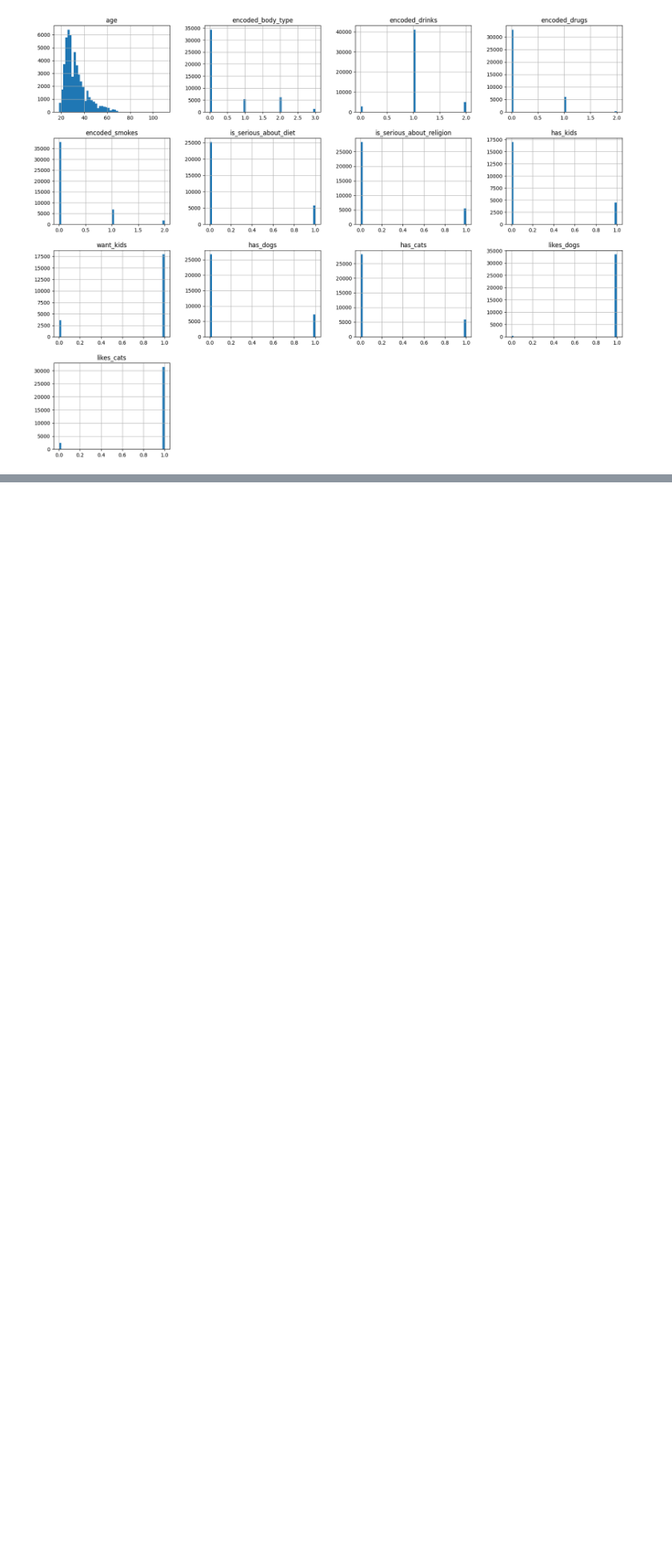
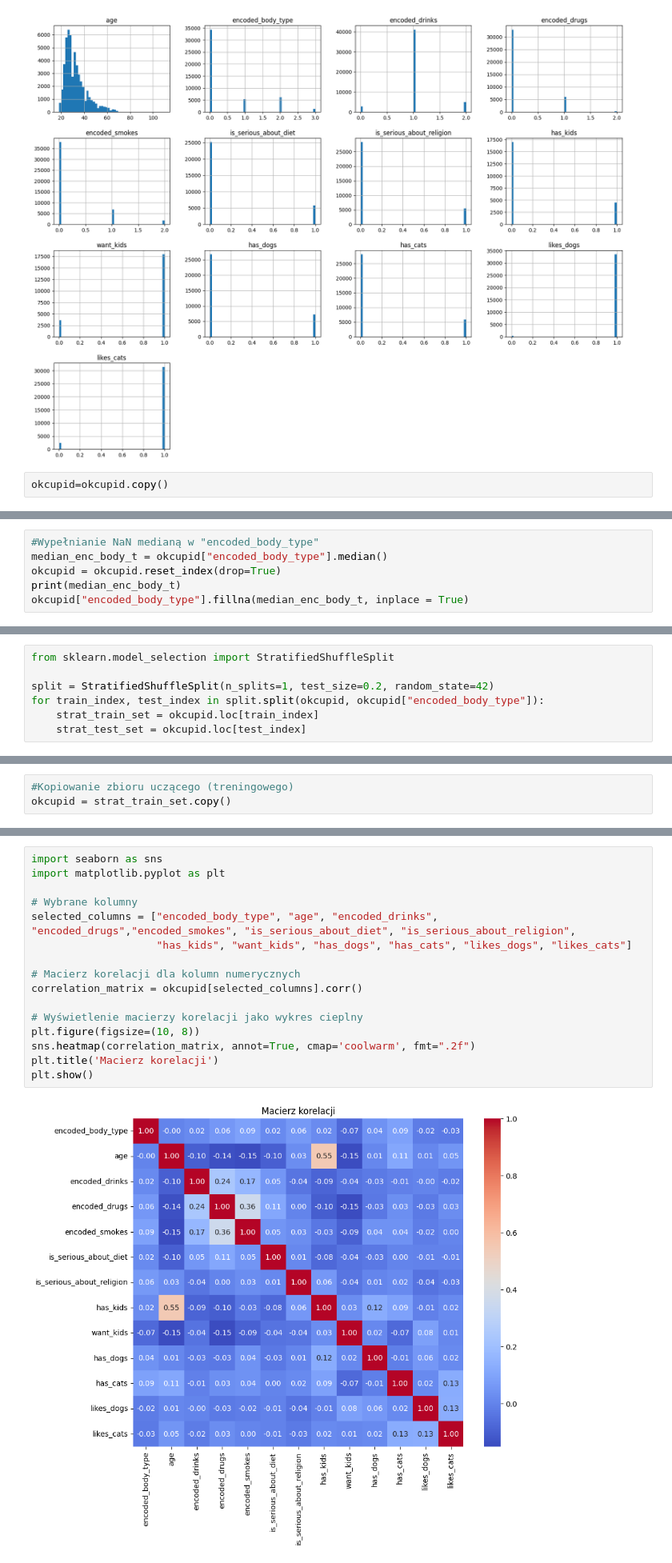
Before and after one commit to martakarolina/Users-recommendation-system, a Jupyter notebook: Praca_inzynierska_kod.ipynb, the cells around one changed output, grey strips where cells are left out. Shown at 80% size. Drawn from its saved outputs; the diff is of its cells as text; blank space fills up the shorter version.

```diff
--- a/Praca_inzynierska_kod.ipynb
+++ b/Praca_inzynierska_kod.ipynb
@@ -920,3 +920,5 @@ okcupid.hist(bins=50, figsize=(20,15))
 plt.show()
 # %% [output]
 [figure]
+# %%
+okcupid=okcupid.copy()
@@ -922,0 +942,6 @@ plt.show()
+# %%
+#Wypełnianie NaN medianą w "encoded_body_type"
+median_enc_body_t = okcupid["encoded_body_type"].median()
+okcupid = okcupid.reset_index(drop=True)
+print(median_enc_body_t)
+okcupid["encoded_body_type"].fillna(median_enc_body_t, inplace = True)
@@ -922,0 +970,7 @@ plt.show()
+# %%
+from sklearn.model_selection import StratifiedShuffleSplit
+
+split = StratifiedShuffleSplit(n_splits=1, test_size=0.2, random_state=42)
+for train_index, test_index in split.split(okcupid, okcupid["encoded_body_type"]):
+    strat_train_set = okcupid.loc[train_index]
+    strat_test_set = okcupid.loc[test_index]
@@ -922,0 +986,3 @@ plt.show()
+# %%
+#Kopiowanie zbioru uczącego (treningowego)
+okcupid = strat_train_set.copy()
@@ -922,0 +998,18 @@ plt.show()
+# %%
+import seaborn as sns
+import matplotlib.pyplot as plt
+
+# Wybrane kolumny
+selected_columns = ["encoded_body_type", "age", "encoded_drinks", "encoded_drugs","encoded_smokes", "is_serious_about_diet", "is_serious_about_religion",
+                    "has_kids", "want_kids", "has_dogs", "has_cats", "likes_dogs", "likes_cats"]
+
+# Macierz korelacji dla kolumn numerycznych
+correlation_matrix = okcupid[selected_columns].corr()
+
+# Wyświetlenie macierzy korelacji jako wykres cieplny
+plt.figure(figsize=(10, 8))
+sns.heatmap(correlation_matrix, annot=True, cmap='coolwarm', fmt=".2f")
+plt.title('Macierz korelacji')
+plt.show()
+# %% [output]
+[figure, added]
```
Also changed, not shown: parts of 32 cells of this notebook.
